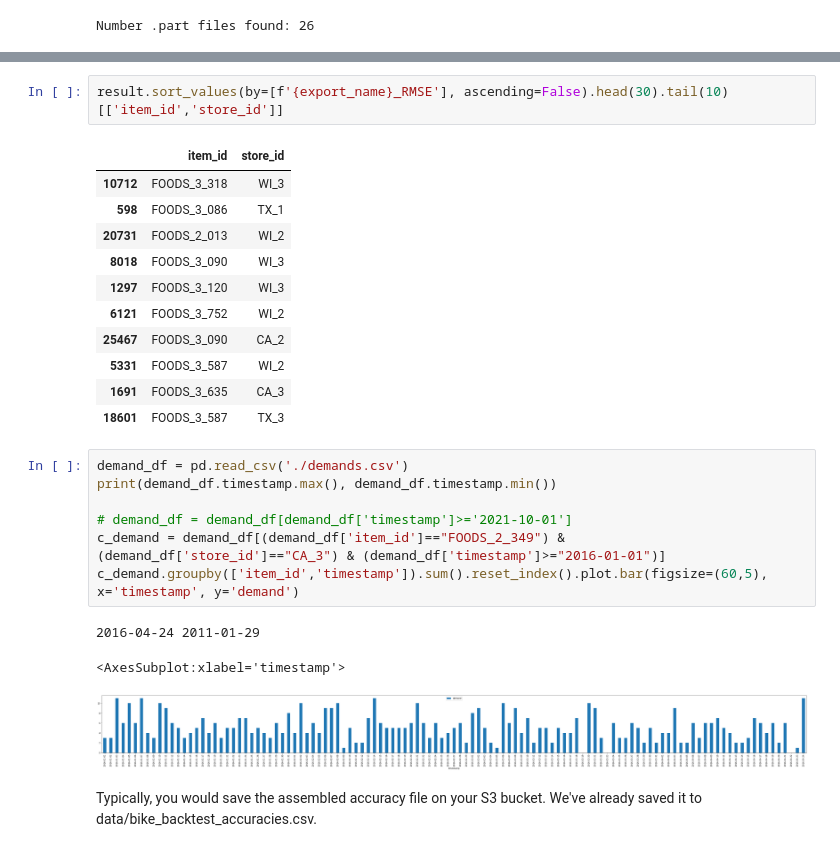
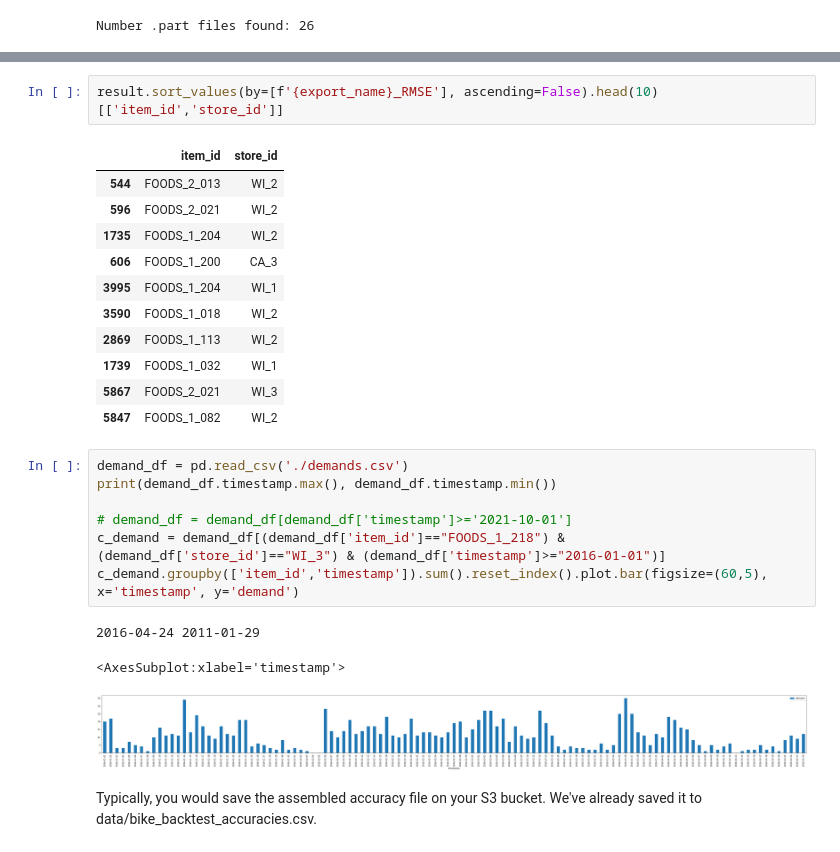
Before and after one commit to catwhiskers/kaggle-m5-amazon-forecast-example, a Jupyter notebook: 4.Item_Level_Accuracy.ipynb, the cells around one changed output, grey strips where cells are left out. Cells and saved outputs as stored; diff of their text form.

```diff
--- a/4.Item_Level_Accuracy.ipynb
+++ b/4.Item_Level_Accuracy.ipynb
@@ -401,28 +400,28 @@ result.sort_values(by=[f'{export_name}_RMSE'], ascending=False).head(30).tail(10
 # %%
-result.sort_values(by=[f'{export_name}_RMSE'], ascending=False).head(30).tail(10)[['item_id','store_id']]
+result.sort_values(by=[f'{export_name}_RMSE'], ascending=False).head(10)[['item_id','store_id']]
 # %% [output]
 |  | item_id | store_id |
-| 10712 | FOODS_3_318 | WI_3 |
-| 598 | FOODS_3_086 | TX_1 |
-| 20731 | FOODS_2_013 | WI_2 |
-| 8018 | FOODS_3_090 | WI_3 |
-| 1297 | FOODS_3_120 | WI_3 |
-| 6121 | FOODS_3_752 | WI_2 |
-| 25467 | FOODS_3_090 | CA_2 |
-| 5331 | FOODS_3_587 | WI_2 |
-| 1691 | FOODS_3_635 | CA_3 |
-| 18601 | FOODS_3_587 | TX_3 |
+| 544 | FOODS_2_013 | WI_2 |
+| 596 | FOODS_2_021 | WI_2 |
+| 1735 | FOODS_1_204 | WI_2 |
+| 606 | FOODS_1_200 | CA_3 |
+| 3995 | FOODS_1_204 | WI_1 |
+| 3590 | FOODS_1_018 | WI_2 |
+| 2869 | FOODS_1_113 | WI_2 |
+| 1739 | FOODS_1_032 | WI_1 |
+| 5867 | FOODS_2_021 | WI_3 |
+| 5847 | FOODS_1_082 | WI_2 |
 # %%
 demand_df = pd.read_csv('./demands.csv')
 print(demand_df.timestamp.max(), demand_df.timestamp.min())
 
 # demand_df = demand_df[demand_df['timestamp']>='2021-10-01']
-c_demand = demand_df[(demand_df['item_id']=="FOODS_2_349") & (demand_df['store_id']=="CA_3") & (demand_df['timestamp']>="2016-01-01")]
+c_demand = demand_df[(demand_df['item_id']=="FOODS_1_218") & (demand_df['store_id']=="WI_3") & (demand_df['timestamp']>="2016-01-01")]
 c_demand.groupby(['item_id','timestamp']).sum().reset_index().plot.bar(figsize=(60,5), x='timestamp', y='demand')
 # %% [output]
 2016-04-24 2011-01-29
 <AxesSubplot:xlabel='timestamp'>
-[figure, old version]
+[figure, new version]
 # %% [markdown]
 Typically, you would save the assembled accuracy file on your S3 bucket.  We've already saved it to data/bike_backtest_accuracies.csv.
 # %% [markdown]
```
Also changed, not shown: parts of 16 cells of this notebook, 4 other files.
